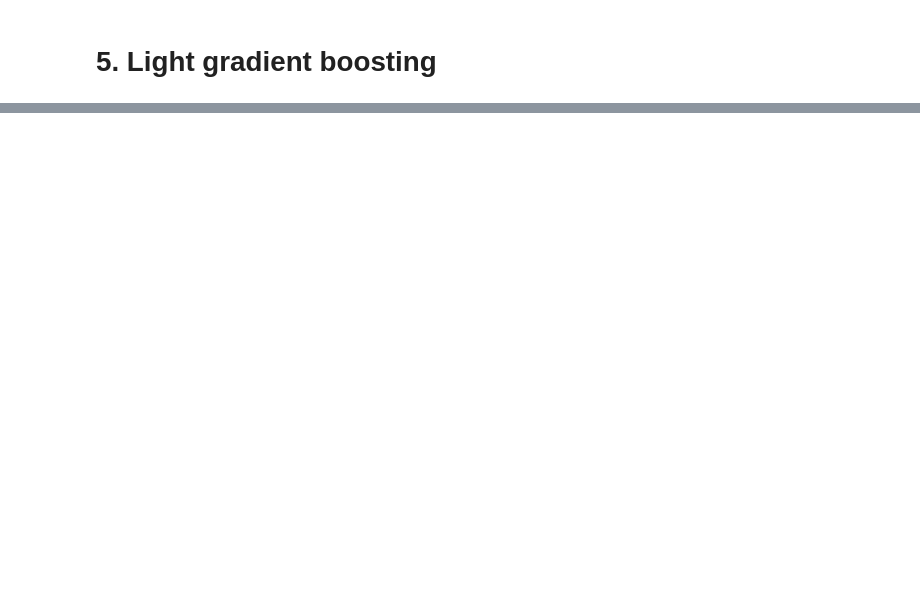
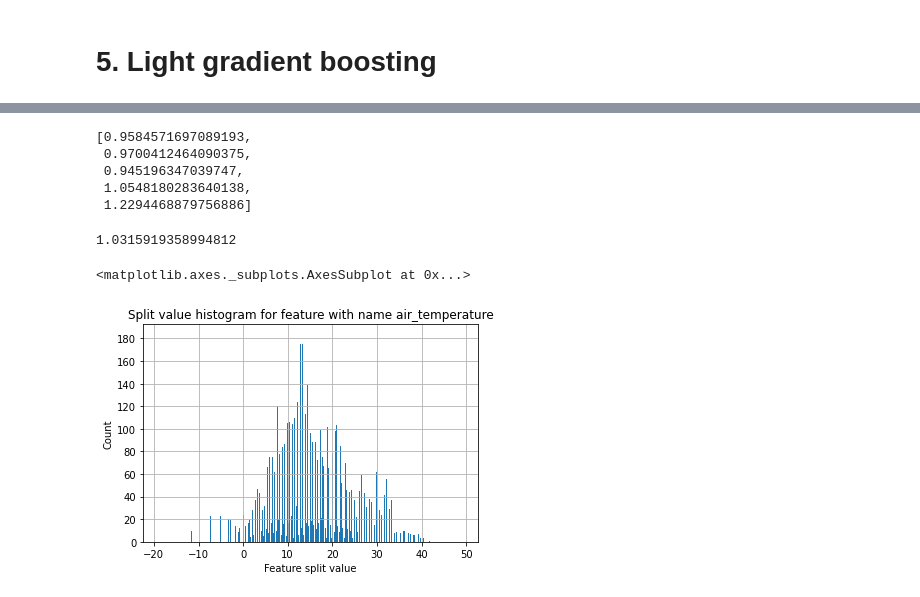
Before and after one commit to datajiang/SpringBoard, a Jupyter notebook: Capstone Project 2/Machine_Learning-lgb.ipynb, the cells around one changed output, grey strips where cells are left out. Cells and saved outputs as stored; diff of their text form; code cells hidden in the pictures; blank space fills up the shorter version.

```diff
--- a/Capstone Project 2/Machine_Learning-lgb.ipynb
+++ b/Capstone Project 2/Machine_Learning-lgb.ipynb
@@ -170,3 +290,24 @@ Did not meet early stopping. Best iteration is:
+# %%
+scores
+# %% [output]
+[0.9584571697089193,
+ 0.9700412464090375,
+ 0.945196347039747,
+ 1.0548180283640138,
+ 1.2294468879756886]
+# %%
+np.mean([0.9584571697089193,
+ 0.9700412464090375,
+ 0.945196347039747,
+ 1.0548180283640138,
+ 1.2294468879756886])
+# %% [output]
+1.0315919358994812
+# %%
+lgb.plot_split_value_histogram(models[0], 'air_temperature')
+# %% [output]
+<matplotlib.axes._subplots.AxesSubplot at 0x...>
+[figure, added]
 # %%
 for model in models:
     fig, axes = plt.subplots(figsize=(12, 10))
```
Also changed, not shown: parts of 47 cells of this notebook, 1 other file.
